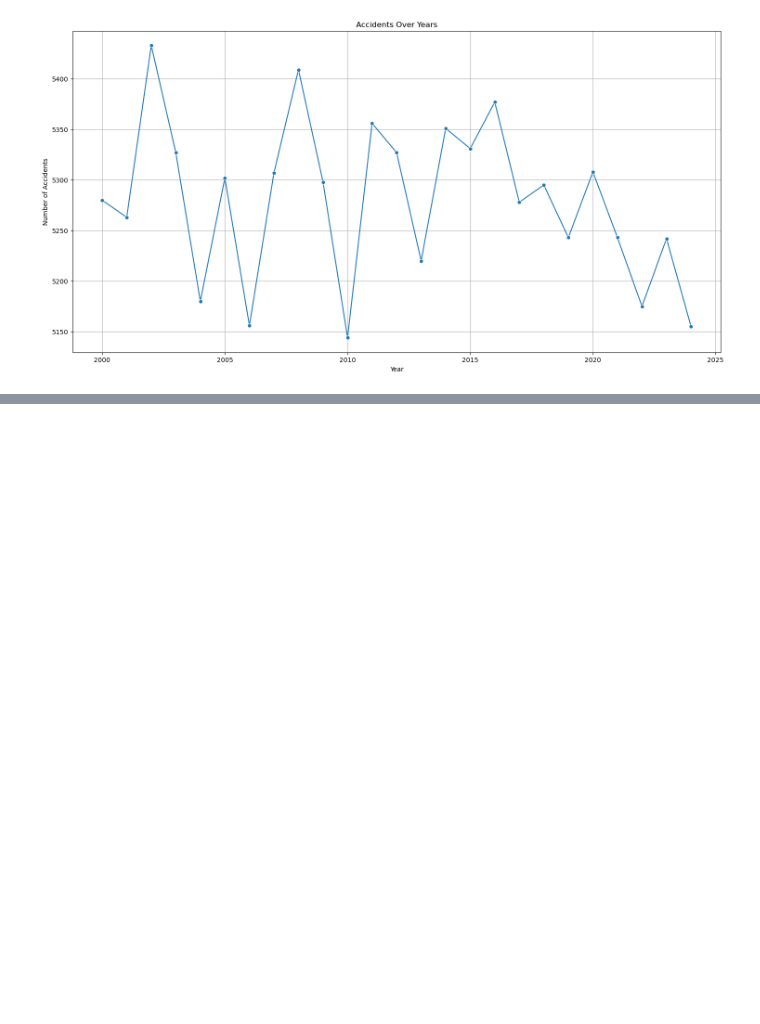
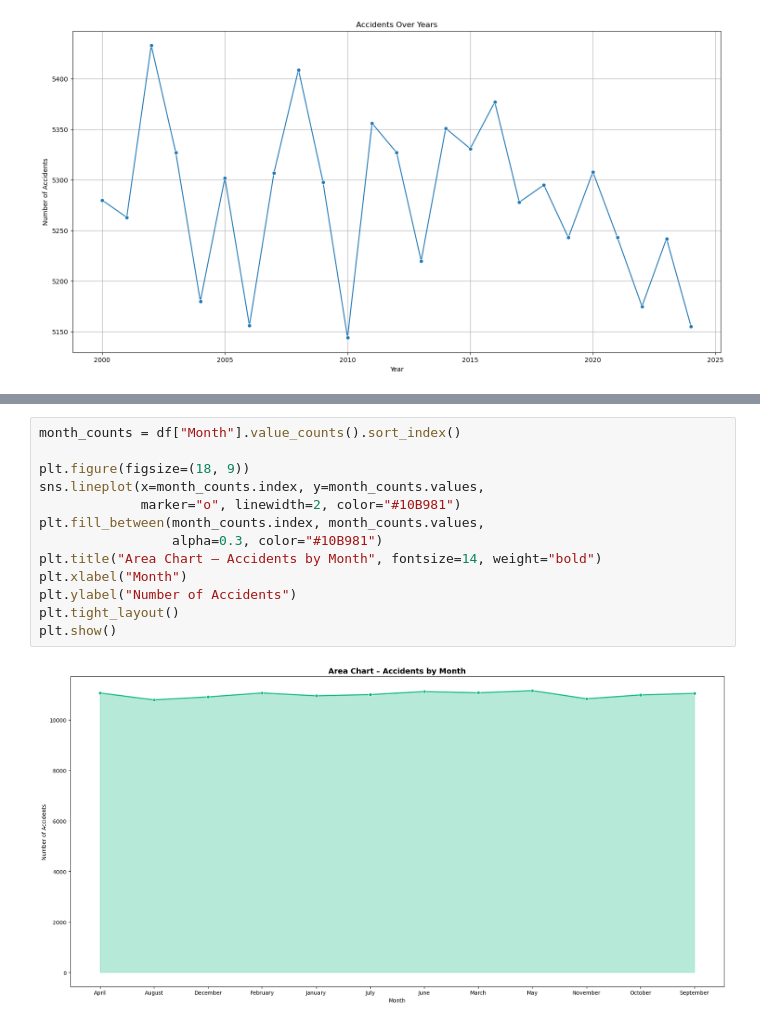
Before and after one commit to Roygautam8852/Global_Road_Accident_Analysis_Using_Python, a Jupyter notebook: global_road_accident_analysis.ipynb, the cells around one changed output, grey strips where cells are left out. Saved outputs shown, nothing was run; the diff lists cells and outputs as text; blank space fills up the shorter version.

```diff
--- a/global_road_accident_analysis.ipynb
+++ b/global_road_accident_analysis.ipynb
@@ -255,0 +166,15 @@ plt.show()
+# %%
+month_counts = df["Month"].value_counts().sort_index()
+
+plt.figure(figsize=(18, 9))
+sns.lineplot(x=month_counts.index, y=month_counts.values,
+             marker="o", linewidth=2, color="#10B981")
+plt.fill_between(month_counts.index, month_counts.values,
+                 alpha=0.3, color="#10B981")
+plt.title("Area Chart – Accidents by Month", fontsize=14, weight="bold")
+plt.xlabel("Month")
+plt.ylabel("Number of Accidents")
+plt.tight_layout()
+plt.show()
+# %% [output]
+[figure, added]
```
Also changed, not shown: parts of 15 cells of this notebook.
